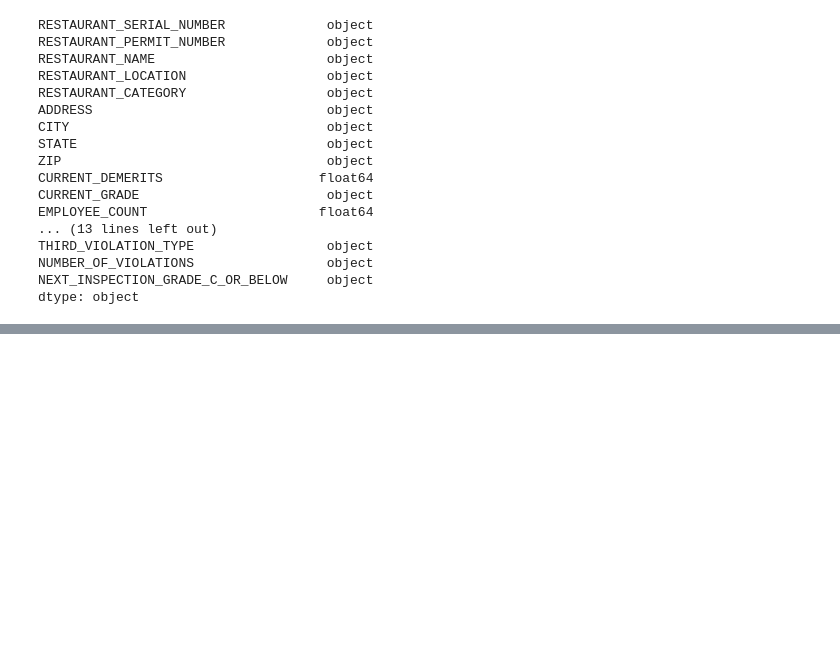
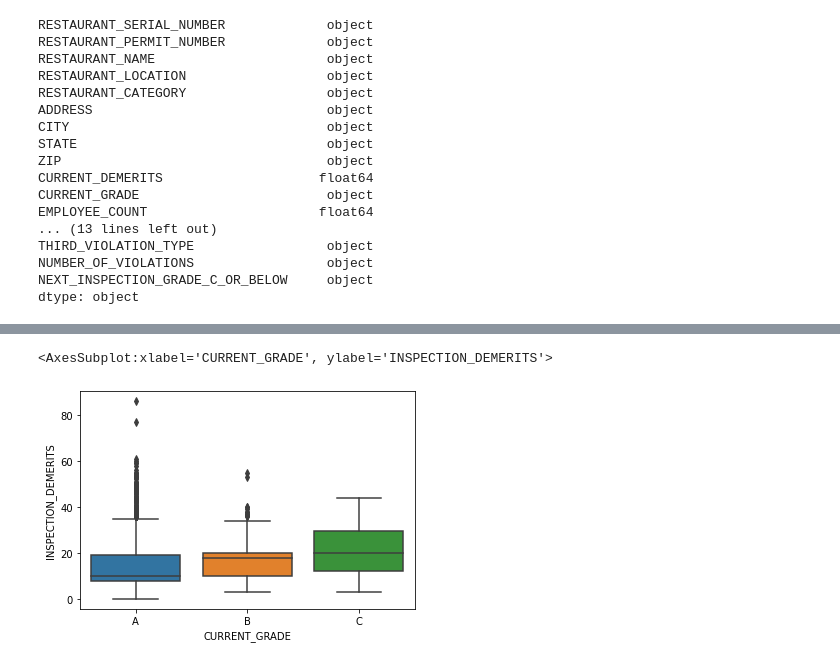
Before and after one commit to SrikarPrayaga06/NW-Modeling-Assessment, a Jupyter notebook: Untitled-1.ipynb, the cells around one changed output, grey strips where cells are left out. Drawn from its saved outputs; the diff is of its cells as text; code cells hidden in the pictures; blank space fills up the shorter version.

```diff
--- a/Untitled-1.ipynb
+++ b/Untitled-1.ipynb
@@ -313,0 +359,6 @@ test = test[test['MEDIAN_EMPLOYEE_AGE'] <= threshold]
+# %%
+# plot current grade vs demerits
+sns.boxplot(x='CURRENT_GRADE', y='INSPECTION_DEMERITS', data=train)
+# %% [output]
+<AxesSubplot:xlabel='CURRENT_GRADE', ylabel='INSPECTION_DEMERITS'>
+[figure, added]
```
Also changed, not shown: parts of 24 cells of this notebook.
